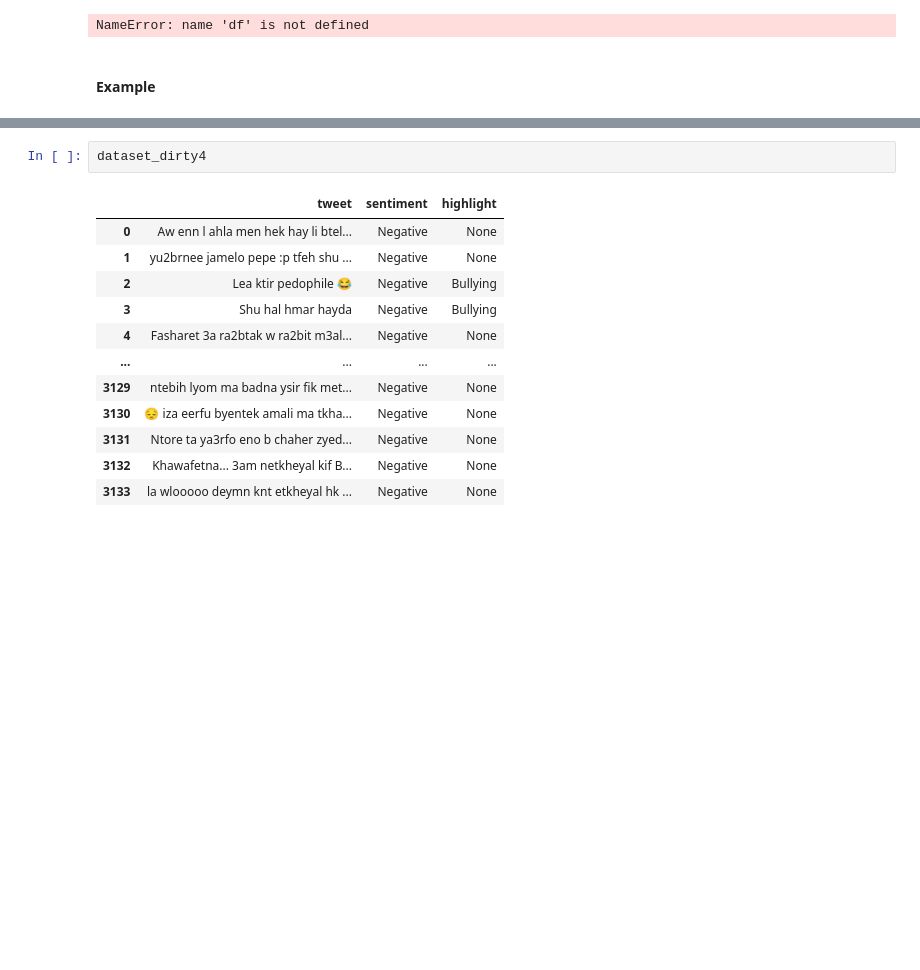
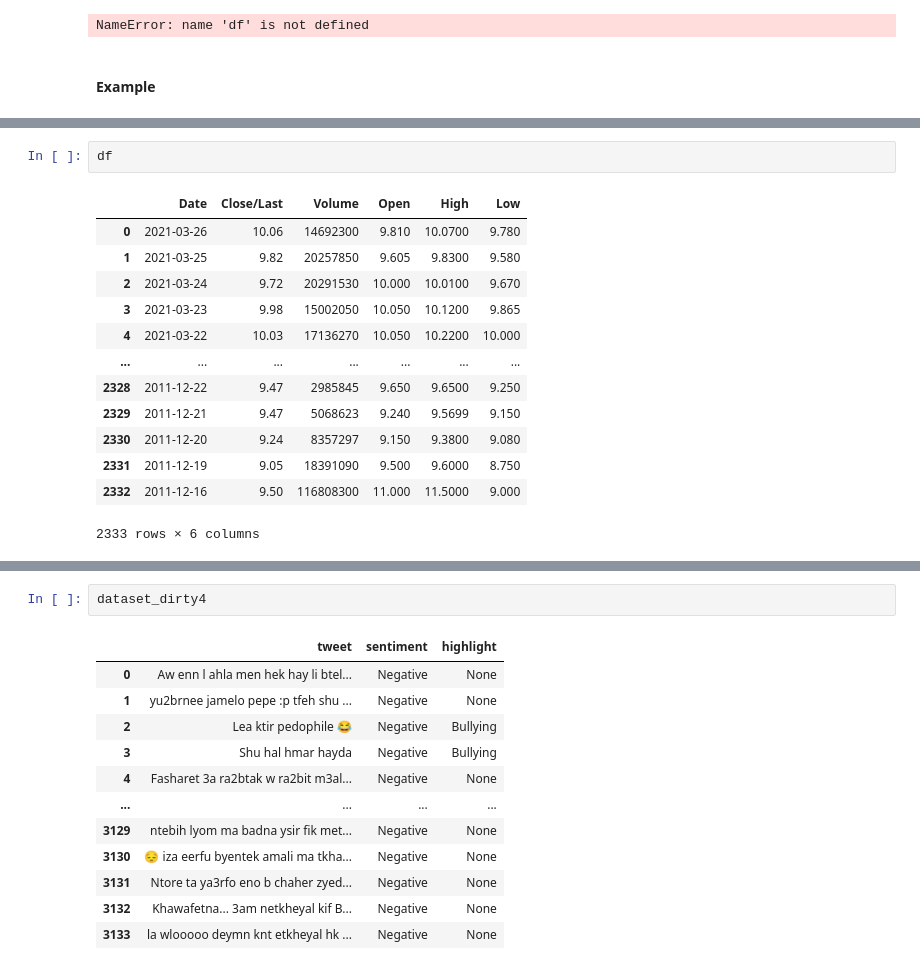
Before and after one commit to mcandar/python_lectures, a Jupyter notebook: chapter_6.ipynb, the cells around one changed output, grey strips where cells are left out. Drawn from its saved outputs; the diff is of its cells as text; blank space fills up the shorter version.

```diff
--- a/chapter_6.ipynb
+++ b/chapter_6.ipynb
@@ -845,0 +884,16 @@ dataset_dirty3
+# %%
+df
+# %% [output]
+|  | Date | Close/Last | Volume | Open | High | Low |
+| 0 | 2021-03-26 | 10.06 | 14692300 | 9.810 | 10.0700 | 9.780 |
+| 1 | 2021-03-25 | 9.82 | 20257850 | 9.605 | 9.8300 | 9.580 |
+| 2 | 2021-03-24 | 9.72 | 20291530 | 10.000 | 10.0100 | 9.670 |
+| 3 | 2021-03-23 | 9.98 | 15002050 | 10.050 | 10.1200 | 9.865 |
+| 4 | 2021-03-22 | 10.03 | 17136270 | 10.050 | 10.2200 | 10.000 |
+| ... | ... | ... | ... | ... | ... | ... |
+| 2328 | 2011-12-22 | 9.47 | 2985845 | 9.650 | 9.6500 | 9.250 |
+| 2329 | 2011-12-21 | 9.47 | 5068623 | 9.240 | 9.5699 | 9.150 |
+| 2330 | 2011-12-20 | 9.24 | 8357297 | 9.150 | 9.3800 | 9.080 |
+| 2331 | 2011-12-19 | 9.05 | 18391090 | 9.500 | 9.6000 | 8.750 |
+| 2332 | 2011-12-16 | 9.50 | 116808300 | 11.000 | 11.5000 | 9.000 |
+2333 rows × 6 columns
```
Also changed, not shown: parts of 22 cells of this notebook.
